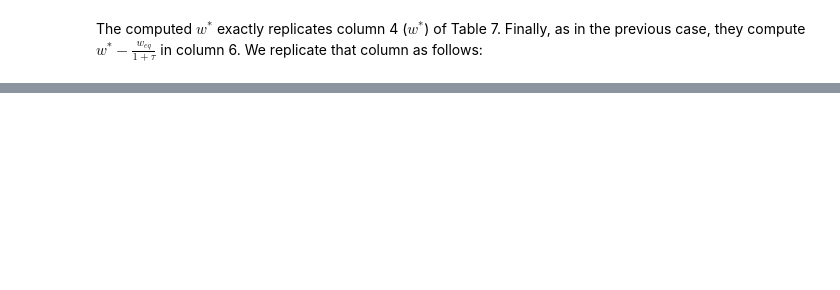
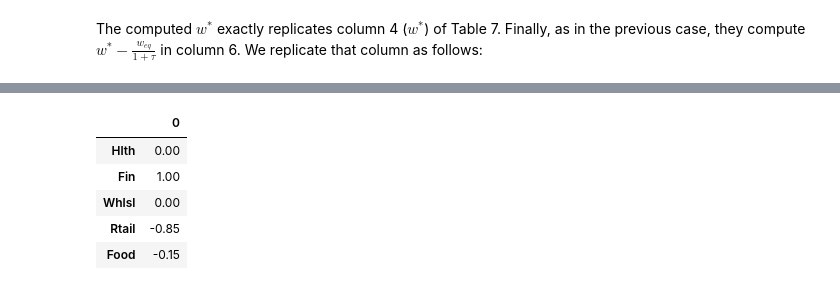
Before and after one commit to Juosorioca420/PortfolioAnalisys-I, a Jupyter notebook: 2. Factor Analysis/notebooks/6_BlackLitterman.ipynb, the cells around one changed output, grey strips where cells are left out. Saved outputs shown, nothing was run; the diff lists cells and outputs as text; code cells hidden in the pictures; blank space fills up the shorter version.

```diff
--- a/2. Factor Analysis/notebooks/6_BlackLitterman.ipynb
+++ b/2. Factor Analysis/notebooks/6_BlackLitterman.ipynb
@@ -724,0 +739,24 @@ ind49_mcap = erk.get_ind_market_caps(49, weights=True)["2014":]
+# %%
+inds = ['Hlth', 'Fin', 'Whlsl', 'Rtail', 'Food']
+
+rho2 = ind49_rets[inds].corr()
+vols2 = (ind49_rets[inds].std()*np.sqrt(12))
+
+sigma_prior2 =  (vols2.T).dot(vols2) * rho2
+w_prior2 = ind49_mcap[inds]
+# %%
+q2 = pd.Series([0.025])
+
+p2 = pd.DataFrame( [0] * len(inds), index = inds )
+relative_total = w_prior2['Rtail'][-1] + w_prior2['Food'][-1]
+we = w_prior2['Rtail'][-1] / relative_total; wf = w_prior2['Food'][-1] / relative_total
+p2.loc['Fin'] = 1; p2.loc['Rtail'] = -we; p2.loc['Food'] = -wf
+
+p2.round(2)
+# %% [output]
+|  | 0 |
+| Hlth | 0.00 |
+| Fin | 1.00 |
+| Whlsl | 0.00 |
+| Rtail | -0.85 |
+| Food | -0.15 |
```
Also changed, not shown: parts of 34 cells of this notebook, 1 other file.
